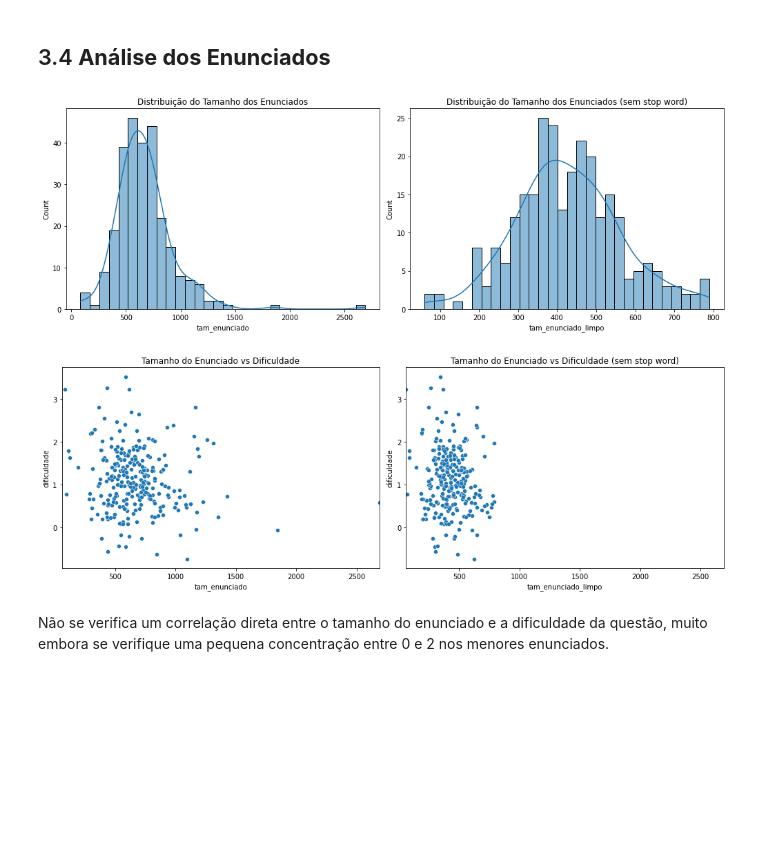
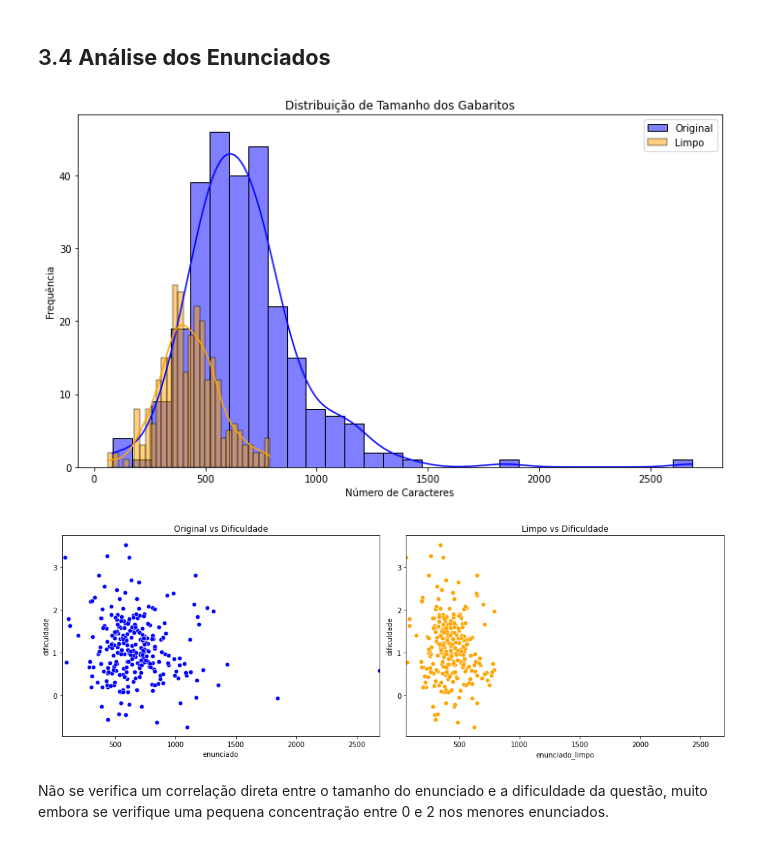
Before and after one commit to ciziks/enem-embbedings-social-questions, a Jupyter notebook: notebooks/3. Análise Exploratória.ipynb, the cells around one changed output. Drawn from its saved outputs; the diff is of its cells as text; code cells hidden in the pictures; blank space fills up the shorter version.

```diff
--- a/notebooks/3. Análise Exploratória.ipynb
+++ b/notebooks/3. Análise Exploratória.ipynb
@@ -351,42 +426,18 @@ O corte de dificuldade 3, feito no artigo, não parece de todo arbitrário.
 Afinal, na maioria dos anos, o máximo de dificuldade (excluídos os outliers) não ultrapassa 3 frequentemente. Como sugestão, possível utilizar o corte do máximo da lista (ano de 2013, com 3.38570)
 # %% [markdown]
 ## 3.4 **Análise dos Enunciados**
-# %%
-# visualizando o histograma da variável de enunciado pelo tamanho do mesmo
-
-fig, axes = plt.subplots(1, 2, figsize=(14, 5))
-df['tam_enunciado'] = df['enunciado'].str.len()
-df['tam_enunciado_limpo'] = df['enunciado_limpo'].str.len()
-
-sns.histplot(df['tam_enunciado'], bins=30, kde=True, ax=axes[0])
-axes[0].set_title('Distribuição do Tamanho dos Enunciados')
-
-sns.histplot(df['tam_enunciado_limpo'], bins=30, kde=True, ax=axes[1])
-axes[1].set_title('Distribuição do Tamanho dos Enunciados (sem stop word)')
-
-plt.tight_layout()
-plt.show()
-# %% [output]
-[figure, removed]
-# %%
-# scatterplot do tamanho do enunciado vs dificuldade
-
-fig, axes = plt.subplots(1, 2, figsize=(14, 5))
-sns.scatterplot(x='tam_enunciado', y='dificuldade', data=df, ax=axes[0])
-axes[0].set_title('Tamanho do Enunciado vs Dificuldade')
-
-sns.scatterplot(x='tam_enunciado_limpo', y='dificuldade', data=df, ax=axes[1])
-axes[1].set_title('Tamanho do Enunciado vs Dificuldade (sem stop word)')
-
-x_min = df['tam_enunciado_limpo'].min()
-x_max = df['tam_enunciado'].max()
-axes[0].set_xlim(x_min, x_max)
-axes[1].set_xlim(x_min, x_max)
-
-plt.tight_layout()
-plt.show()
-# %% [output]
-[figure, removed]
+# %%
+# visualizando o histograma da variável de enunciado pelo tamanho do mesmo
+
+plot_distribuicao(df, 'enunciado', 'enunciado_limpo')
+# %% [output]
+[figure, added]
+# %%
+# scatterplot do tamanho do enunciado vs dificuldade
+
+plot_scatter(df, 'enunciado', 'enunciado_limpo', 'dificuldade')
+# %% [output]
+[figure, added]
 # %% [markdown]
 Não se verifica um correlação direta entre o tamanho do enunciado e a dificuldade da questão, muito embora se verifique uma pequena concentração entre 0 e 2 nos menores enunciados.
 # %% [markdown]
```
Also changed, not shown: parts of 22 cells of this notebook.
